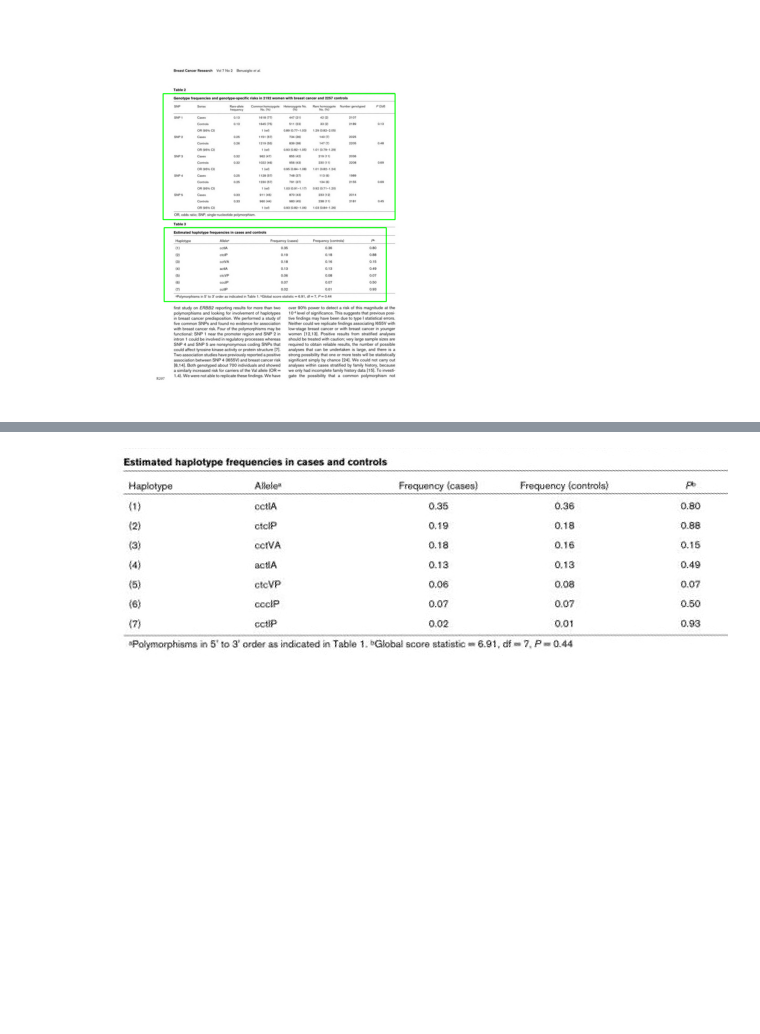
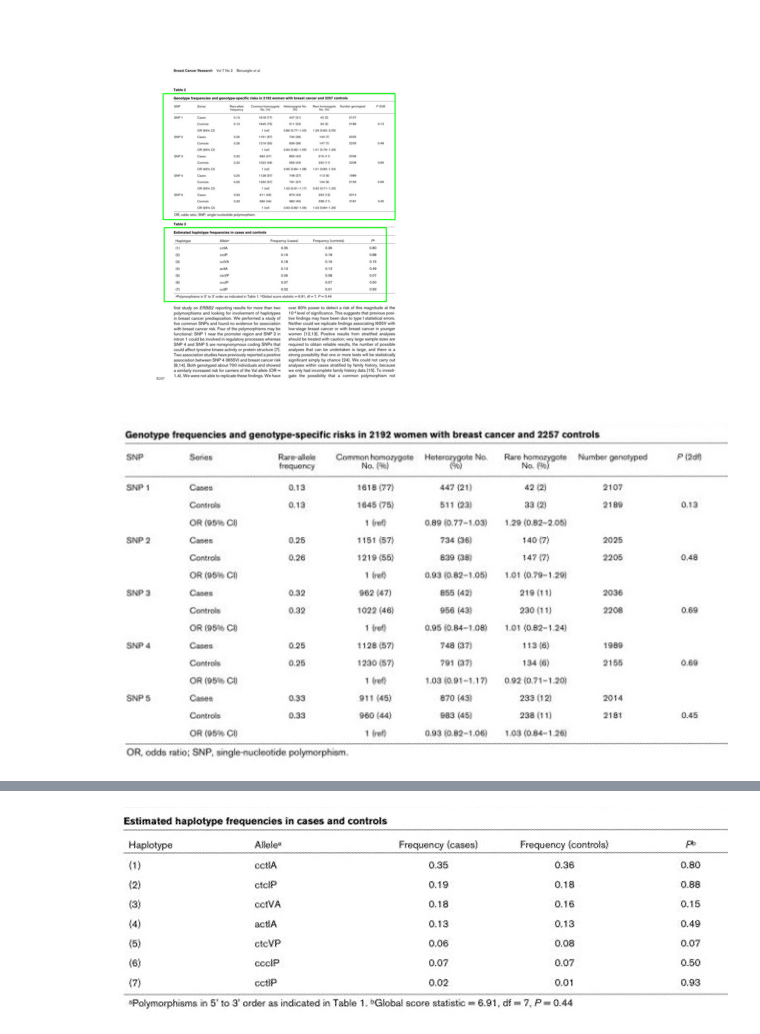
Before and after one commit to sreesankar711/TabDetExt, a Jupyter notebook: backend-visualizer.ipynb, the cells around one changed output, grey strips where cells are left out. Drawn from its saved outputs; the diff is of its cells as text; code cells hidden in the pictures; blank space fills up the shorter version.

Commit message:
added backend-visualizer

```diff
--- a/doc.ipynb
+++ b/backend-visualizer.ipynb
@@ -127,3 +148,8 @@ plt.axis('off')
 plt.show()
 # %% [output]
 [figure]
+# %%
+img_crop = rotated.crop(coordinates_lis[0])
+img_crop
+# %% [output]
+[figure, added]
```
Also changed, not shown: parts of 6 cells of this notebook.
